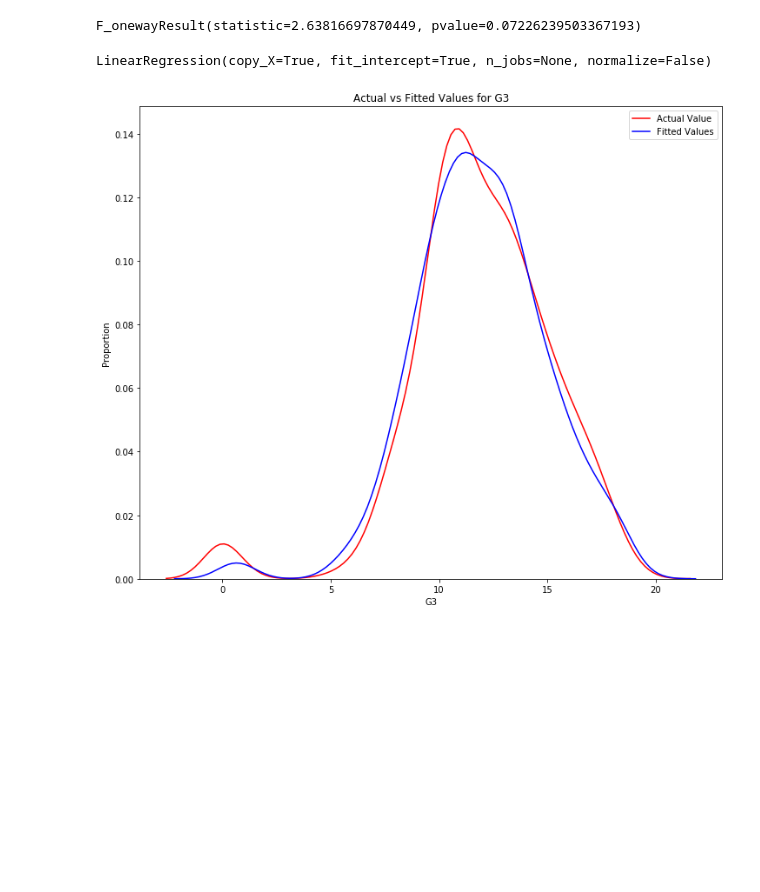
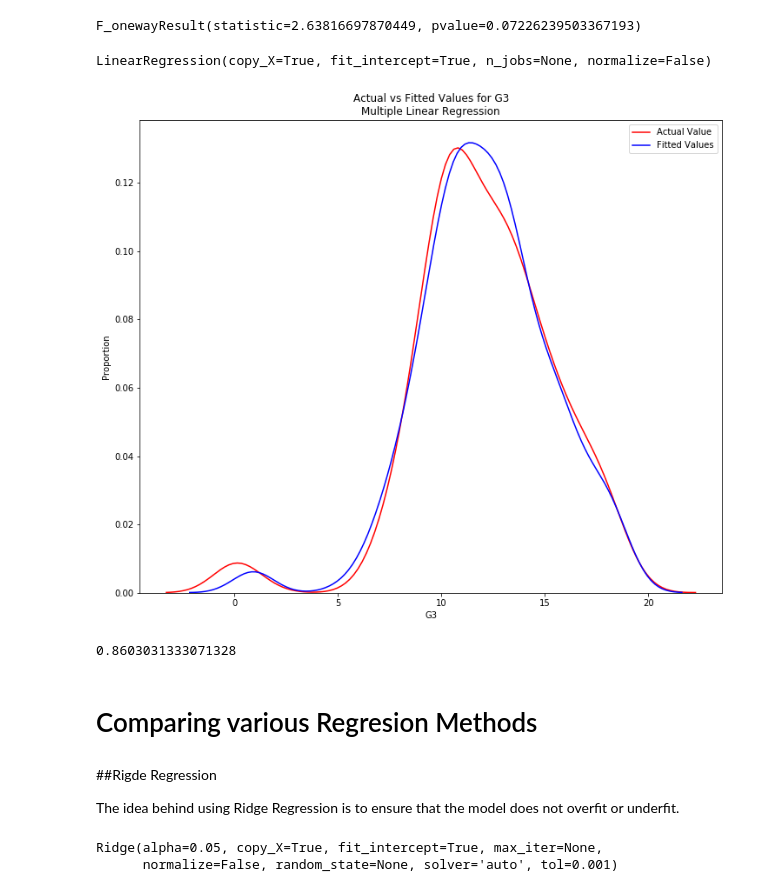
Before and after one commit to theadityashukla/Regression-Analysis-on-Student-Performance-Data-Set, a Jupyter notebook: Student_Performance_Reg.ipynb, the cells around one changed output. Cells and saved outputs as stored; diff of their text form; code cells hidden in the pictures; blank space fills up the shorter version.

```diff
--- a/Student_Performance_Reg.ipynb
+++ b/Student_Performance_Reg.ipynb
@@ -216,13 +174,12 @@ df4.head()
 stats.f_oneway(df4.get_group("father")["G3"],df4.get_group("mother")["G3"],df4.get_group("other")["G3"])
 # %% [output]
 F_onewayResult(statistic=2.63816697870449, pvalue=0.07226239503367193)
+# %%
+from sklearn.model_selection import train_test_split
+x_train,x_test,y_train,t_test=train_test_split(student_df[["higher_yes","internet_yes","traveltime","G2","G1","Walc","address_R","school_GP","studytime","failures","Dalc"]],student_df[["G3"]],test_size=0.3,random_state=1)
 # %%
 from sklearn.linear_model import LinearRegression
 # %%
 z=student_df[["higher_yes","internet_yes","traveltime","G2","G1","Walc","address_R","school_GP","studytime","failures","Dalc"]]#,
 # %%
 lm=LinearRegression()
-# %%
-lm.fit(z,student_df["G3"])
-# %% [output]
-LinearRegression(copy_X=True, fit_intercept=True, n_jobs=None, normalize=False)
@@ -231,19 +186,34 @@ Y_hat = lm.predict(z)
+# %%
+lm.fit(x_train,y_train)
+# %% [output]
+LinearRegression(copy_X=True, fit_intercept=True, n_jobs=None, normalize=False)
+# %%
+ Y_hat = lm.predict(x_test)
 # %%
 import matplotlib.pyplot as plt
 import seaborn as sns
 # %%
 plt.figure(figsize=(12, 10))
 
 
-ax1 = sns.distplot(student_df['G3'], hist=False, color="r", label="Actual Value")
+ax1 = sns.distplot(t_test, hist=False, color="r", label="Actual Value")
 sns.distplot(Y_hat, hist=False, color="b", label="Fitted Values" , ax=ax1)
 
-
-plt.title('Actual vs Fitted Values for G3')
+plt.title('Actual vs Fitted Values for G3\nMultiple Linear Regression')
 plt.xlabel('G3')
 plt.ylabel('Proportion')
 
 plt.show()
 plt.close()
 # %% [output]
-[figure, old version]
+[figure, new version]
+# %%
+lm.score(x_test,t_test)
+# %% [output]
+0.8603031333071328
+# %% [markdown]
+# Comparing various Regresion Methods
+# %% [markdown]
+##Rigde Regression
+
+The idea behind using Ridge Regression is to ensure that the model does not overfit or underfit.
@@ -249,0 +222,6 @@ plt.close()
+# %%
+ridge_model=Ridge(alpha=0.05)
+ridge_model.fit(x_train,y_train)
+# %% [output]
+Ridge(alpha=0.05, copy_X=True, fit_intercept=True, max_iter=None,
+      normalize=False, random_state=None, solver='auto', tol=0.001)
```
Also changed, not shown: parts of 32 cells of this notebook.
